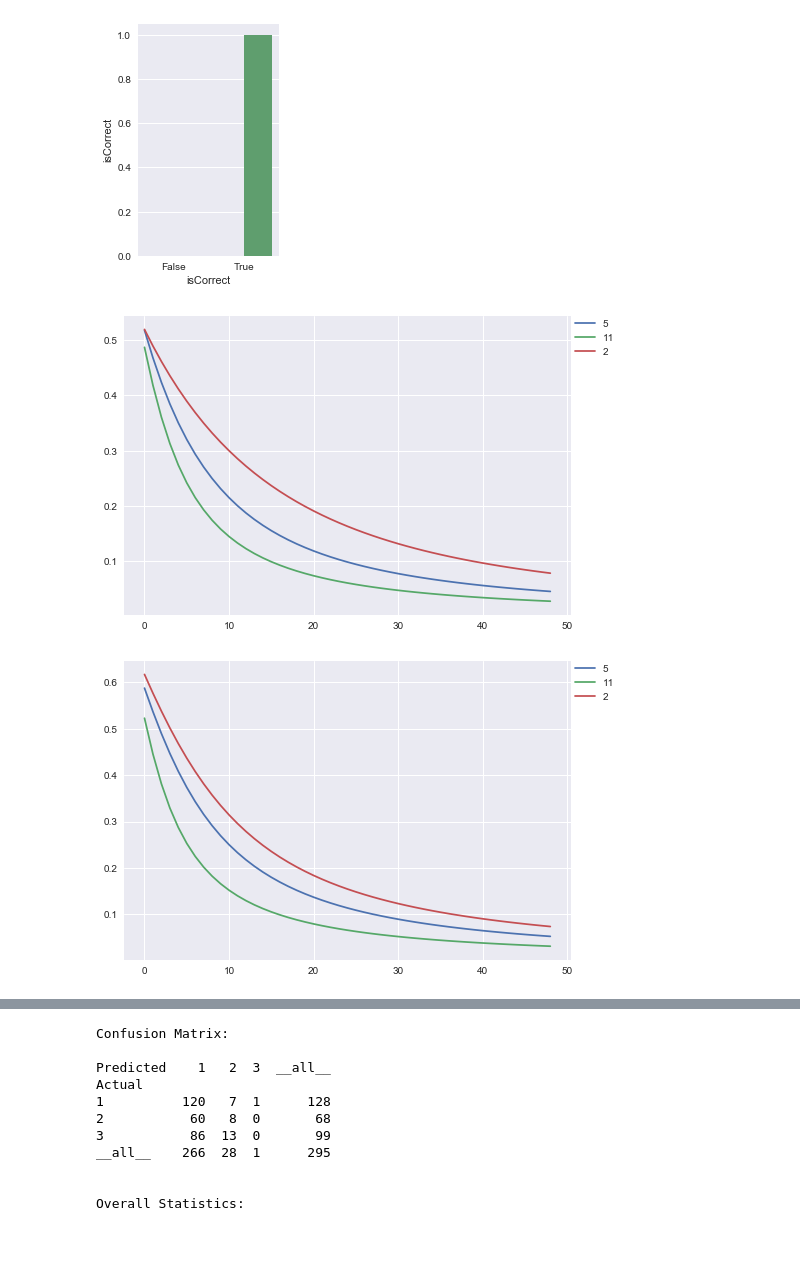
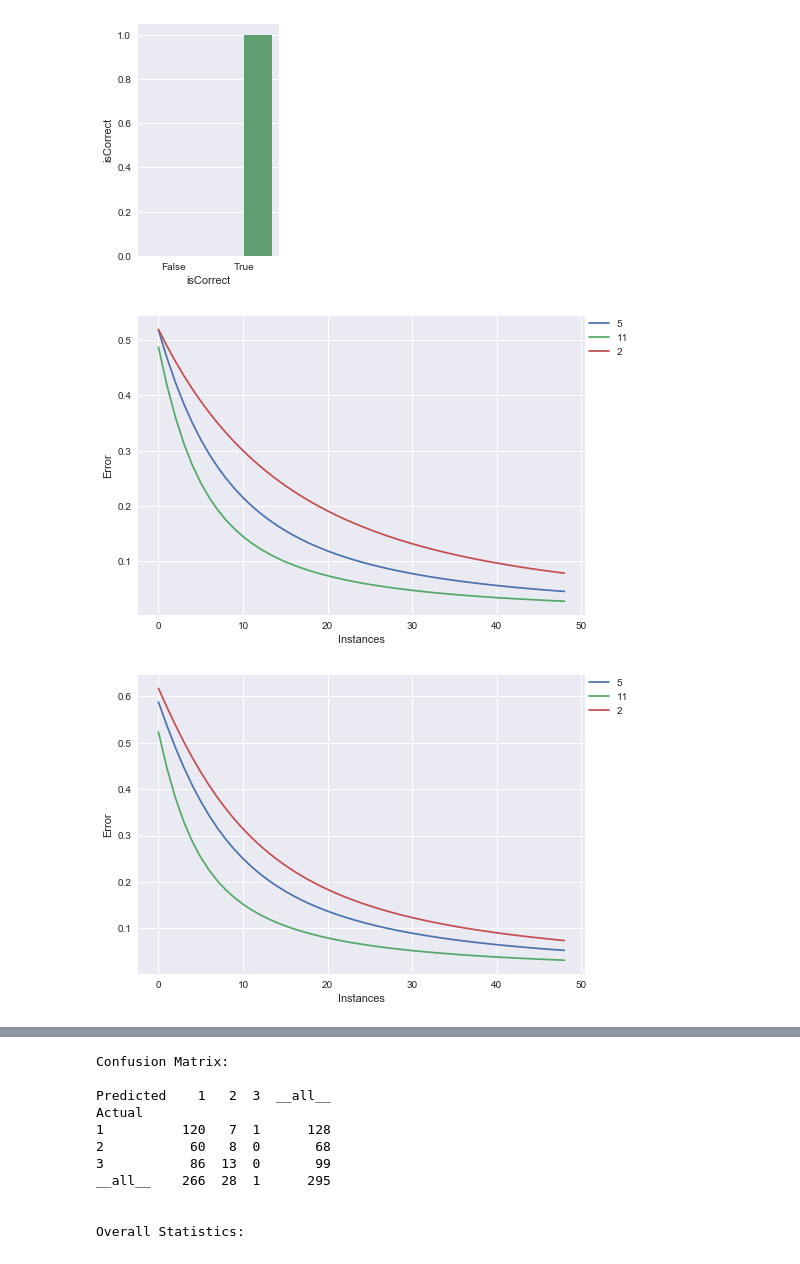
Before and after one commit to gslandtreter/pyNeuralClassifier, a Jupyter notebook: dataviz.ipynb, the cells around one changed output, grey strips where cells are left out. Saved outputs shown, nothing was run; the diff lists cells and outputs as text; code cells hidden in the pictures.

Commit message:
Add x and y labels to graphics

```diff
--- a/dataviz.ipynb
+++ b/dataviz.ipynb
@@ -179,20 +179,24 @@ haberman_test
 # %% [output]
 [figure]
 # %%
+plt.ylabel("Error")
+plt.xlabel("Instances")
 wine_train = pd.read_csv('dataset/wine.data_1_train.csv')
 plt.plot(wine_train.error, label='5')
 wine_train = pd.read_csv('dataset/wine.data_2_train.csv')
 plt.plot(wine_train.error, label='11')
 wine_train = pd.read_csv('dataset/wine.data_3_train.csv')
 plt.plot(wine_train.error, label='2')
 
 plt.legend(bbox_to_anchor=(1, 1), loc=2, borderaxespad=0.)
 plt.savefig('graphs/wine.png')
 
 # mais denso é melhor
 # %% [output]
-[figure, old version]
+[figure, new version]
 # %%
+plt.ylabel("Error")
+plt.xlabel("Instances")
 haberman_train = pd.read_csv('dataset/haberman.data_1_train.csv')
 plt.plot(haberman_train.error, label='5')
 haberman_train = pd.read_csv('dataset/haberman.data_2_train.csv')
@@ -205,5 +209,5 @@ plt.savefig('graphs/haberman.png')
 
 # mais denso é melhor
 # %% [output]
-[figure, old version]
+[figure, new version]
 # %%
```
Also changed, not shown: parts of 1 cell of this notebook, 3 other files.
